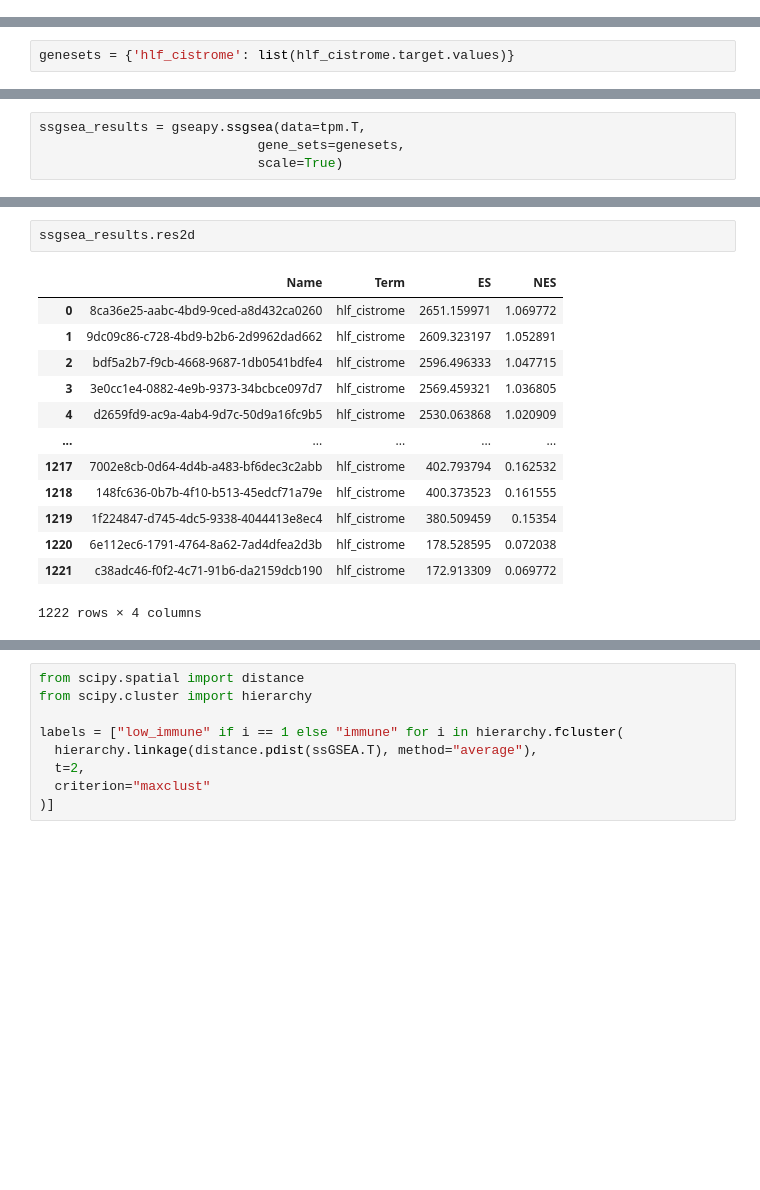
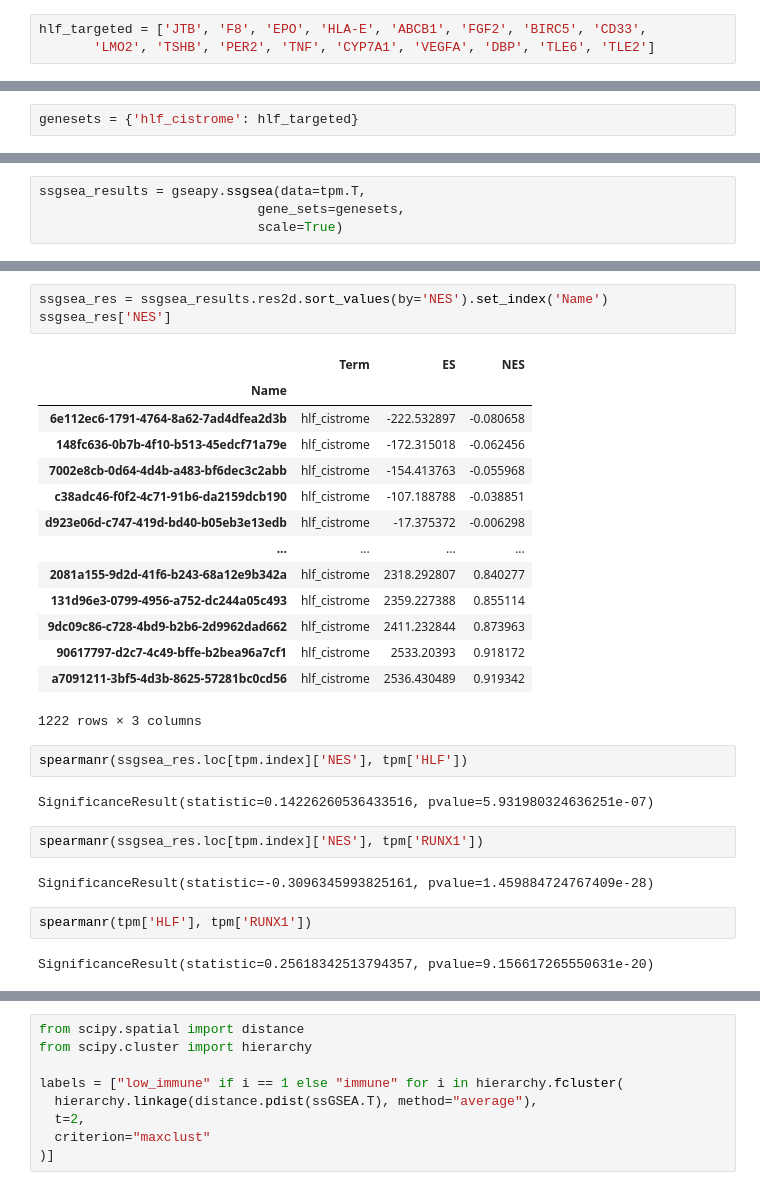
Before and after one commit to fedor-grigoryev/tcga, a Jupyter notebook: tcga_analysis.ipynb, the cells around one changed output, grey strips where cells are left out. Drawn from its saved outputs; the diff is of its cells as text; blank space fills up the shorter version.

```diff
--- a/tcga_analysis.ipynb
+++ b/tcga_analysis.ipynb
@@ -844,6 +692,9 @@ hlf_cistrome
 | 30885 | HLF | RUNX1 | -1 | 11486032 |
 | 38061 | HLF | TLE6 | 1 | 11486032 |
 | 38062 | HLF | TLE2 | 1 | 11486032 |
+# %%
+hlf_targeted = ['JTB', 'F8', 'EPO', 'HLA-E', 'ABCB1', 'FGF2', 'BIRC5', 'CD33',
+       'LMO2', 'TSHB', 'PER2', 'TNF', 'CYP7A1', 'VEGFA', 'DBP', 'TLE6', 'TLE2']
 # %%
 net[net['target'] == 'HLF']
 # %% [output]
@@ -882,3 +717,3 @@ macOS-14.4-arm64-arm-64bit
 1.1.2
 # %%
-genesets = {'hlf_cistrome': list(hlf_cistrome.target.values)}
+genesets = {'hlf_cistrome': hlf_targeted}
@@ -977,16 +804,30 @@ ssgsea_results = gseapy.ssgsea(data=tpm.T,
 # %%
-ssgsea_results.res2d
+ssgsea_res = ssgsea_results.res2d.sort_values(by='NES').set_index('Name')
+ssgsea_res['NES']
 # %% [output]
-|  | Name | Term | ES | NES |
-| 0 | 8ca36e25-aabc-4bd9-9ced-a8d432ca0260 | hlf_cistrome | 2651.159971 | 1.069772 |
-| 1 | 9dc09c86-c728-4bd9-b2b6-2d9962dad662 | hlf_cistrome | 2609.323197 | 1.052891 |
-| 2 | bdf5a2b7-f9cb-4668-9687-1db0541bdfe4 | hlf_cistrome | 2596.496333 | 1.047715 |
-| 3 | 3e0cc1e4-0882-4e9b-9373-34bcbce097d7 | hlf_cistrome | 2569.459321 | 1.036805 |
-| 4 | d2659fd9-ac9a-4ab4-9d7c-50d9a16fc9b5 | hlf_cistrome | 2530.063868 | 1.020909 |
-| ... | ... | ... | ... | ... |
-| 1217 | 7002e8cb-0d64-4d4b-a483-bf6dec3c2abb | hlf_cistrome | 402.793794 | 0.162532 |
-| 1218 | 148fc636-0b7b-4f10-b513-45edcf71a79e | hlf_cistrome | 400.373523 | 0.161555 |
-| 1219 | 1f224847-d745-4dc5-9338-4044413e8ec4 | hlf_cistrome | 380.509459 | 0.15354 |
-| 1220 | 6e112ec6-1791-4764-8a62-7ad4dfea2d3b | hlf_cistrome | 178.528595 | 0.072038 |
-| 1221 | c38adc46-f0f2-4c71-91b6-da2159dcb190 | hlf_cistrome | 172.913309 | 0.069772 |
+|  | Term | ES | NES |
+| Name |  |  |  |
+| 6e112ec6-1791-4764-8a62-7ad4dfea2d3b | hlf_cistrome | -222.532897 | -0.080658 |
+| 148fc636-0b7b-4f10-b513-45edcf71a79e | hlf_cistrome | -172.315018 | -0.062456 |
+| 7002e8cb-0d64-4d4b-a483-bf6dec3c2abb | hlf_cistrome | -154.413763 | -0.055968 |
+| c38adc46-f0f2-4c71-91b6-da2159dcb190 | hlf_cistrome | -107.188788 | -0.038851 |
+| d923e06d-c747-419d-bd40-b05eb3e13edb | hlf_cistrome | -17.375372 | -0.006298 |
+| ... | ... | ... | ... |
+| 2081a155-9d2d-41f6-b243-68a12e9b342a | hlf_cistrome | 2318.292807 | 0.840277 |
+| 131d96e3-0799-4956-a752-dc244a05c493 | hlf_cistrome | 2359.227388 | 0.855114 |
+| 9dc09c86-c728-4bd9-b2b6-2d9962dad662 | hlf_cistrome | 2411.232844 | 0.873963 |
+| 90617797-d2c7-4c49-bffe-b2bea96a7cf1 | hlf_cistrome | 2533.20393 | 0.918172 |
+| a7091211-3bf5-4d3b-8625-57281bc0cd56 | hlf_cistrome | 2536.430489 | 0.919342 |
-1222 rows × 4 columns
+1222 rows × 3 columns
+# %%
+spearmanr(ssgsea_res.loc[tpm.index]['NES'], tpm['HLF'])
+# %% [output]
+SignificanceResult(statistic=0.14226260536433516, pvalue=5.931980324636251e-07)
+# %%
+spearmanr(ssgsea_res.loc[tpm.index]['NES'], tpm['RUNX1'])
+# %% [output]
+SignificanceResult(statistic=-0.3096345993825161, pvalue=1.459884724767409e-28)
+# %%
+spearmanr(tpm['HLF'], tpm['RUNX1'])
+# %% [output]
+SignificanceResult(statistic=0.25618342513794357, pvalue=9.156617265550631e-20)
```
Also changed, not shown: parts of 77 cells of this notebook.
